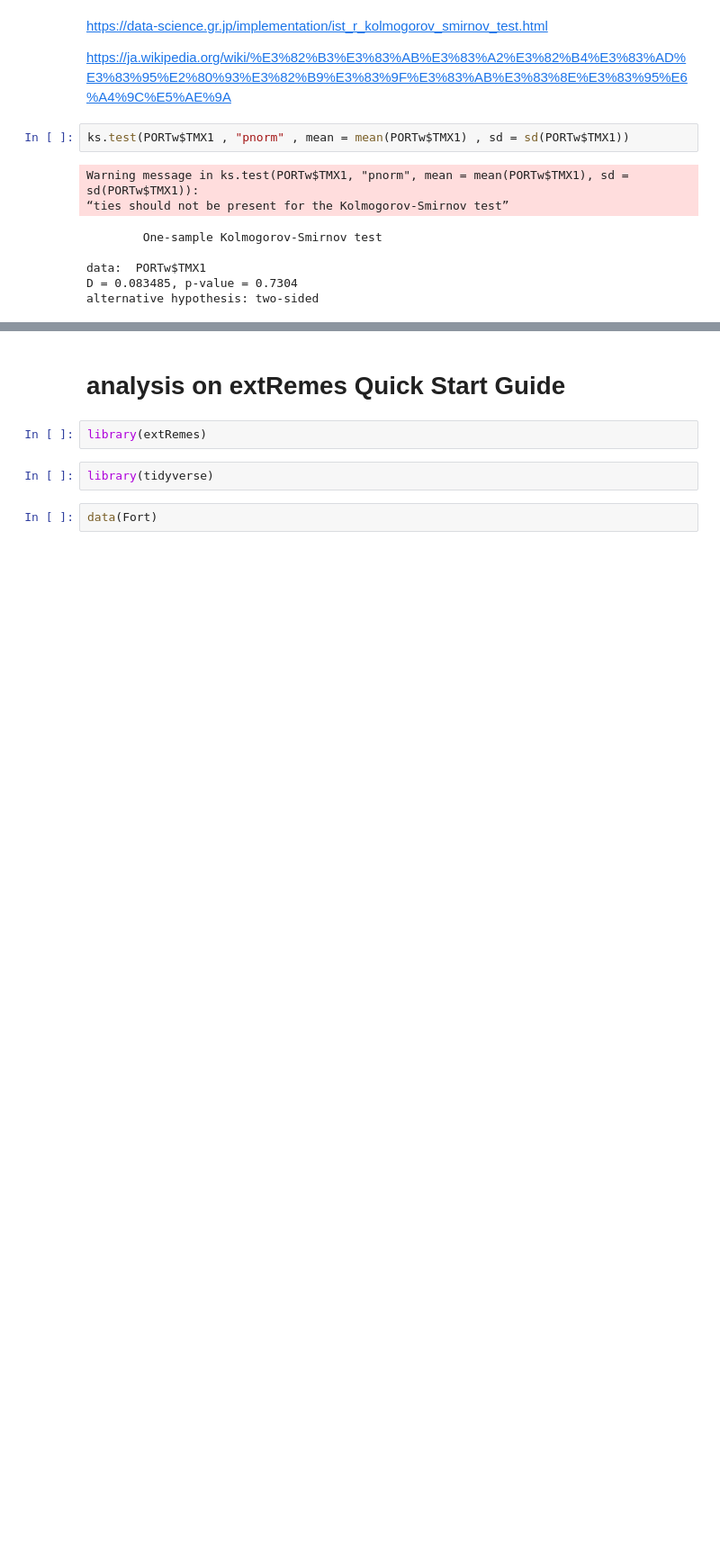
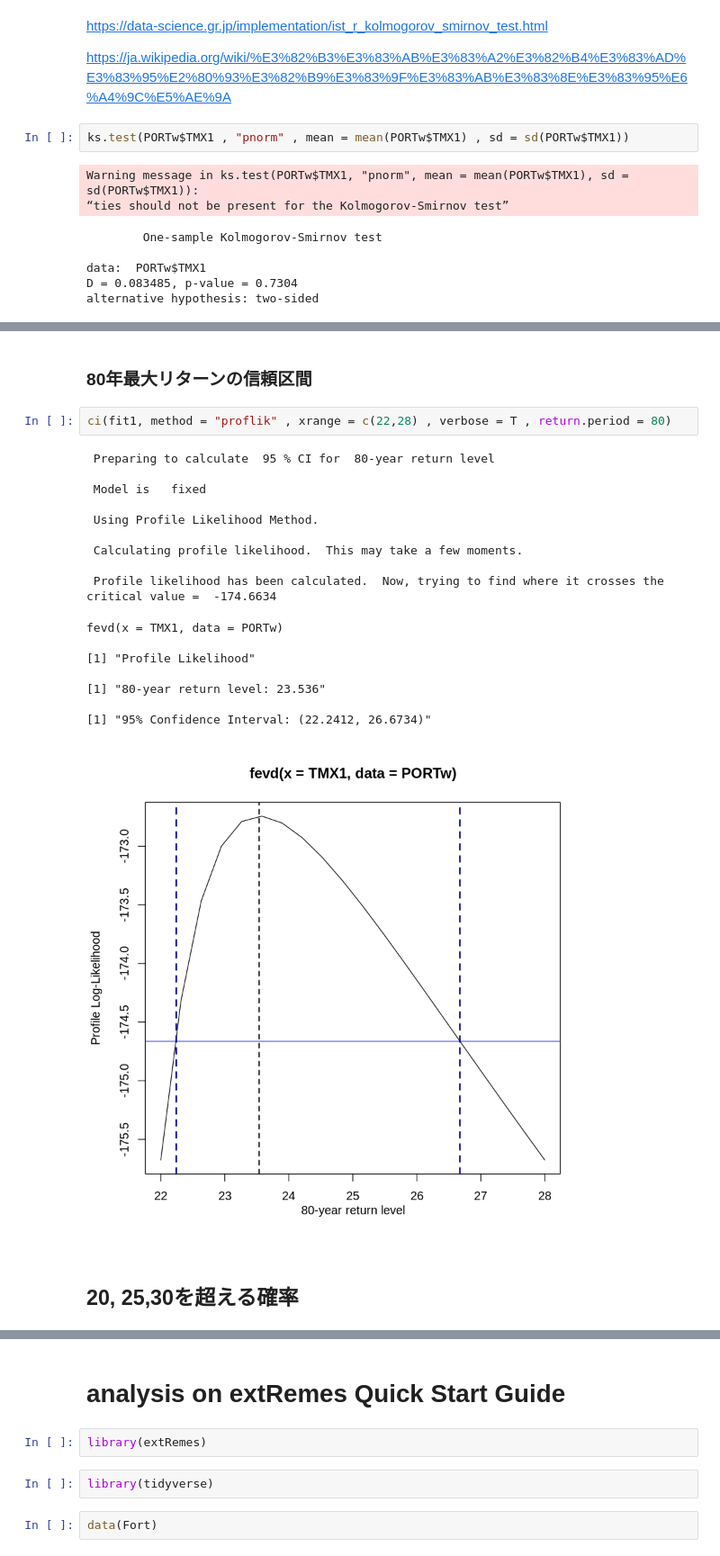
Before and after one commit to unagiinu2k/R_sandbox, a Jupyter notebook: extreme_value.ipynb, the cells around one changed output, grey strips where cells are left out. Shown at 90% size. Drawn from its saved outputs; the diff is of its cells as text; blank space fills up the shorter version.

```diff
--- a/extreme_value.ipynb
+++ b/extreme_value.ipynb
@@ -210,0 +251,24 @@ alternative hypothesis: two-sided
+# %% [markdown]
+### 80年最大リターンの信頼区間
+# %%
+ci(fit1, method = "proflik" , xrange = c(22,28) , verbose = T , return.period = 80)
+# %% [output]
+ Preparing to calculate  95 % CI for  80-year return level
+
+ Model is   fixed
+
+ Using Profile Likelihood Method.
+
+ Calculating profile likelihood.  This may take a few moments.
+
+ Profile likelihood has been calculated.  Now, trying to find where it crosses the critical value =  -174.6634
+fevd(x = TMX1, data = PORTw)
+
+[1] "Profile Likelihood"
+
+[1] "80-year return level: 23.536"
+
+[1] "95% Confidence Interval: (22.2412, 26.6734)"
+[figure, added]
+# %% [markdown]
+## 20, 25,30を超える確率
```
Also changed, not shown: parts of 19 cells of this notebook.
